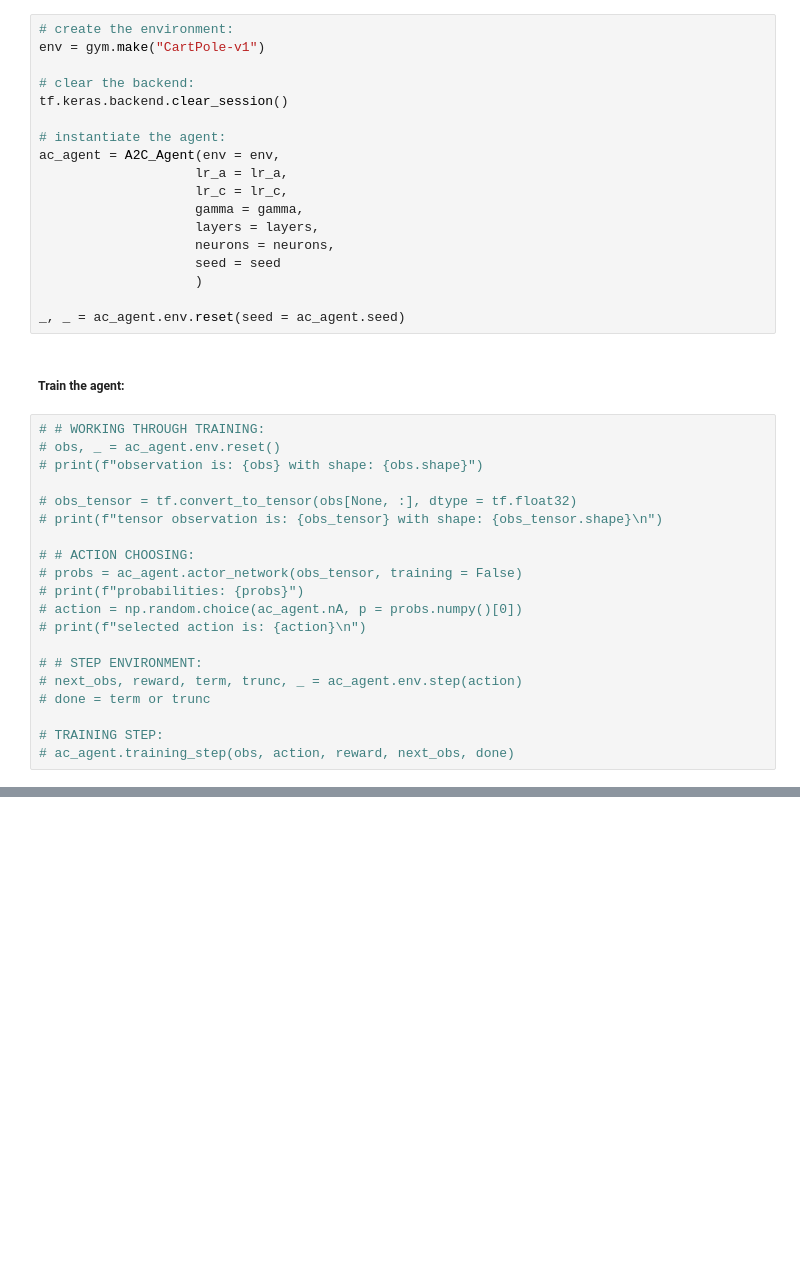
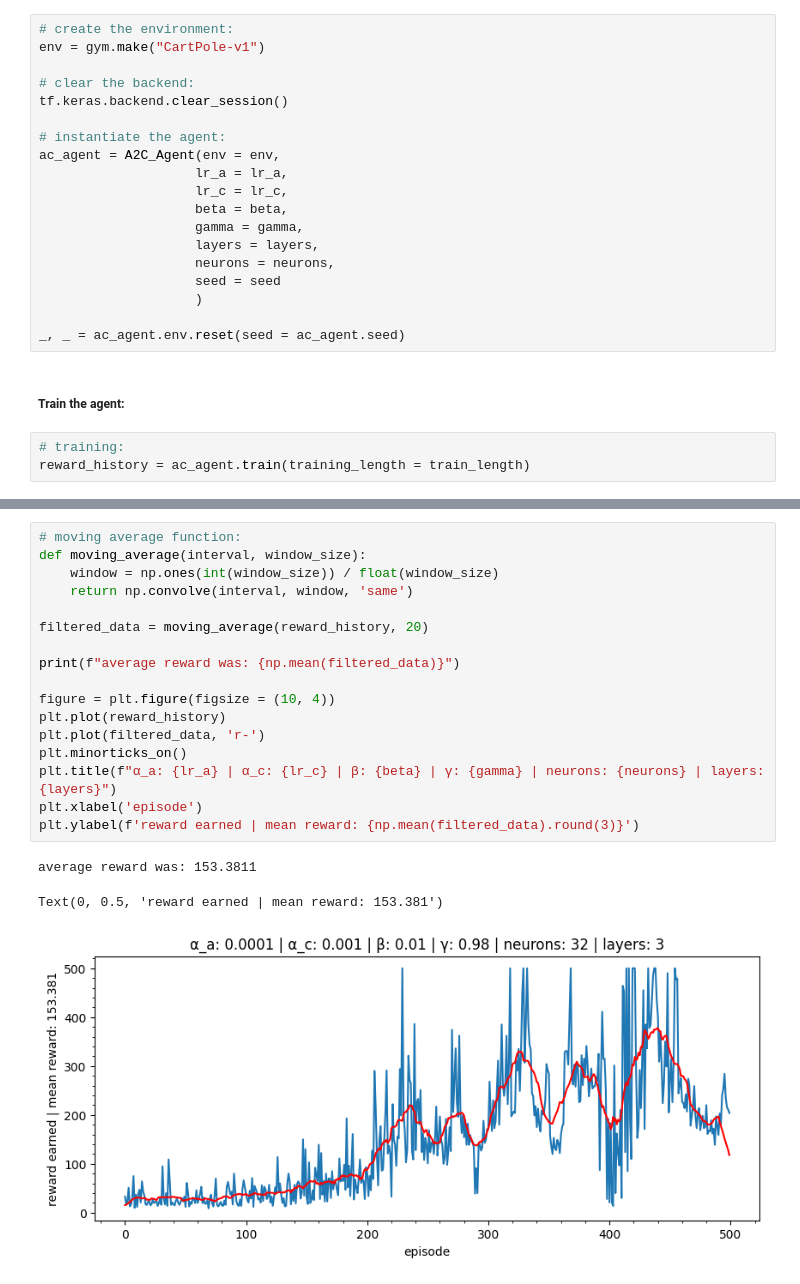
Before and after one commit to MattTidd/rl_experimentation, a Jupyter notebook: gymnasium_environments/cartpole/ac/ac_cartpole_training.ipynb, the cells around one changed output, grey strips where cells are left out. Saved outputs shown, nothing was run; the diff lists cells and outputs as text; blank space fills up the shorter version.

```diff
--- a/gymnasium_environments/cartpole/ac/ac_cartpole_training.ipynb
+++ b/gymnasium_environments/cartpole/ac/ac_cartpole_training.ipynb
@@ -244,6 +253,7 @@ tf.keras.backend.clear_session()
 ac_agent = A2C_Agent(env = env,
                     lr_a = lr_a,
                     lr_c = lr_c,
+                    beta = beta,
                     gamma = gamma,
                     layers = layers,
                     neurons = neurons,
@@ -254,22 +264,5 @@ _, _ = ac_agent.env.reset(seed = ac_agent.seed)
 # %% [markdown]
 ##### Train the agent:
 # %%
-# # WORKING THROUGH TRAINING:
-# obs, _ = ac_agent.env.reset()
-# print(f"observation is: {obs} with shape: {obs.shape}")
-
-# obs_tensor = tf.convert_to_tensor(obs[None, :], dtype = tf.float32)
-# print(f"tensor observation is: {obs_tensor} with shape: {obs_tensor.shape}\n")
-
-# # ACTION CHOOSING:
-# probs = ac_agent.actor_network(obs_tensor, training = False)
-# print(f"probabilities: {probs}")
-# action = np.random.choice(ac_agent.nA, p = probs.numpy()[0])
-# print(f"selected action is: {action}\n")
-
-# # STEP ENVIRONMENT:
-# next_obs, reward, term, trunc, _ = ac_agent.env.step(action)
-# done = term or trunc
-
-# TRAINING STEP:
-# ac_agent.training_step(obs, action, reward, next_obs, done)
+# training:
+reward_history = ac_agent.train(training_length = train_length)
@@ -281,0 +271,21 @@ selected action is: 1
+# %%
+# moving average function:
+def moving_average(interval, window_size):
+    window = np.ones(int(window_size)) / float(window_size)
+    return np.convolve(interval, window, 'same')
+
+filtered_data = moving_average(reward_history, 20)
+
+print(f"average reward was: {np.mean(filtered_data)}")
+
+figure = plt.figure(figsize = (10, 4))
+plt.plot(reward_history)
+plt.plot(filtered_data, 'r-')
+plt.minorticks_on()
+plt.title(f"α_a: {lr_a} | α_c: {lr_c} | β: {beta} | γ: {gamma} | neurons: {neurons} | layers: {layers}")
+plt.xlabel('episode')
+plt.ylabel(f'reward earned | mean reward: {np.mean(filtered_data).round(3)}')
+# %% [output]
+average reward was: 153.3811
+Text(0, 0.5, 'reward earned | mean reward: 153.381')
+[figure, added]
```
Also changed, not shown: parts of 5 cells of this notebook.
